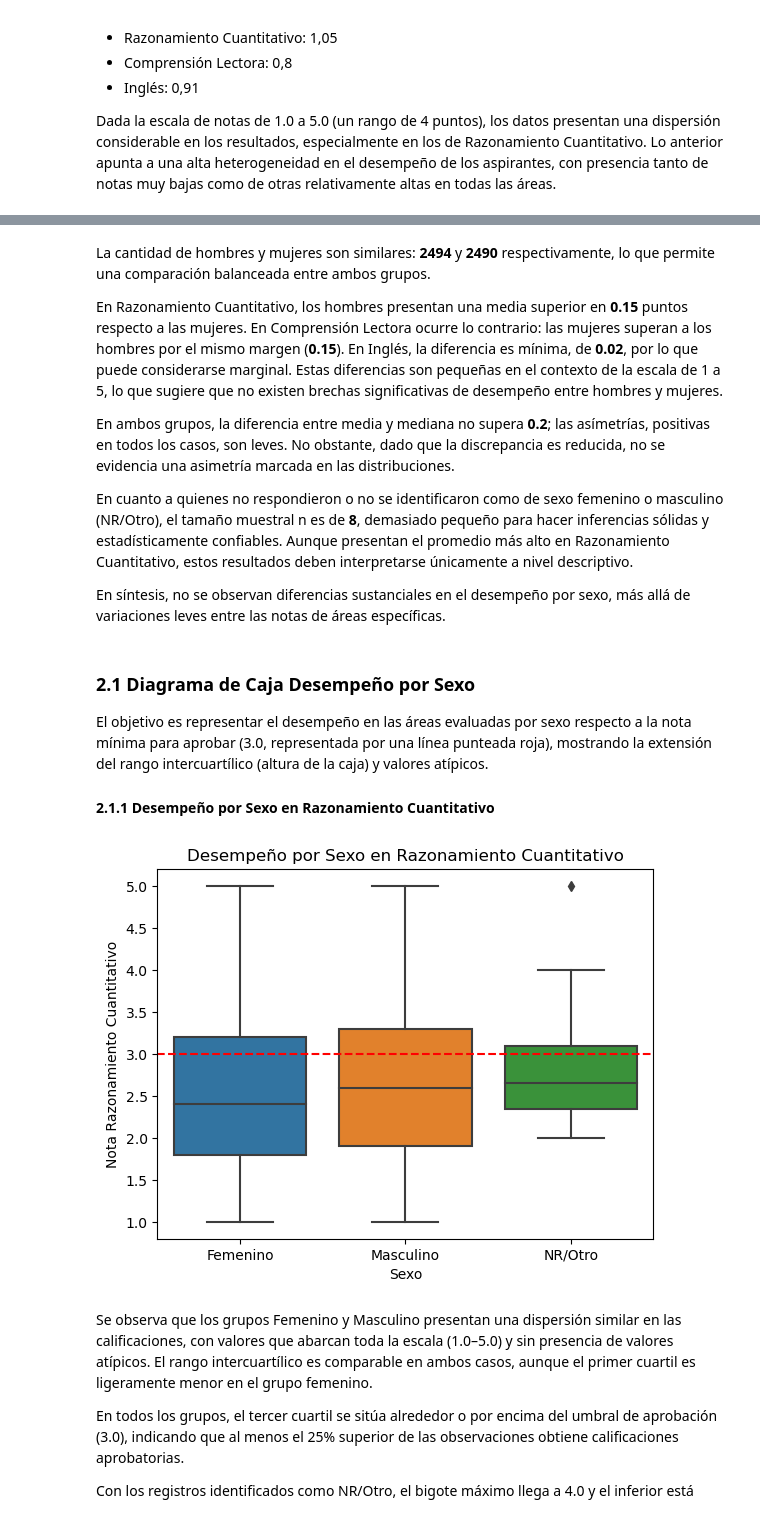
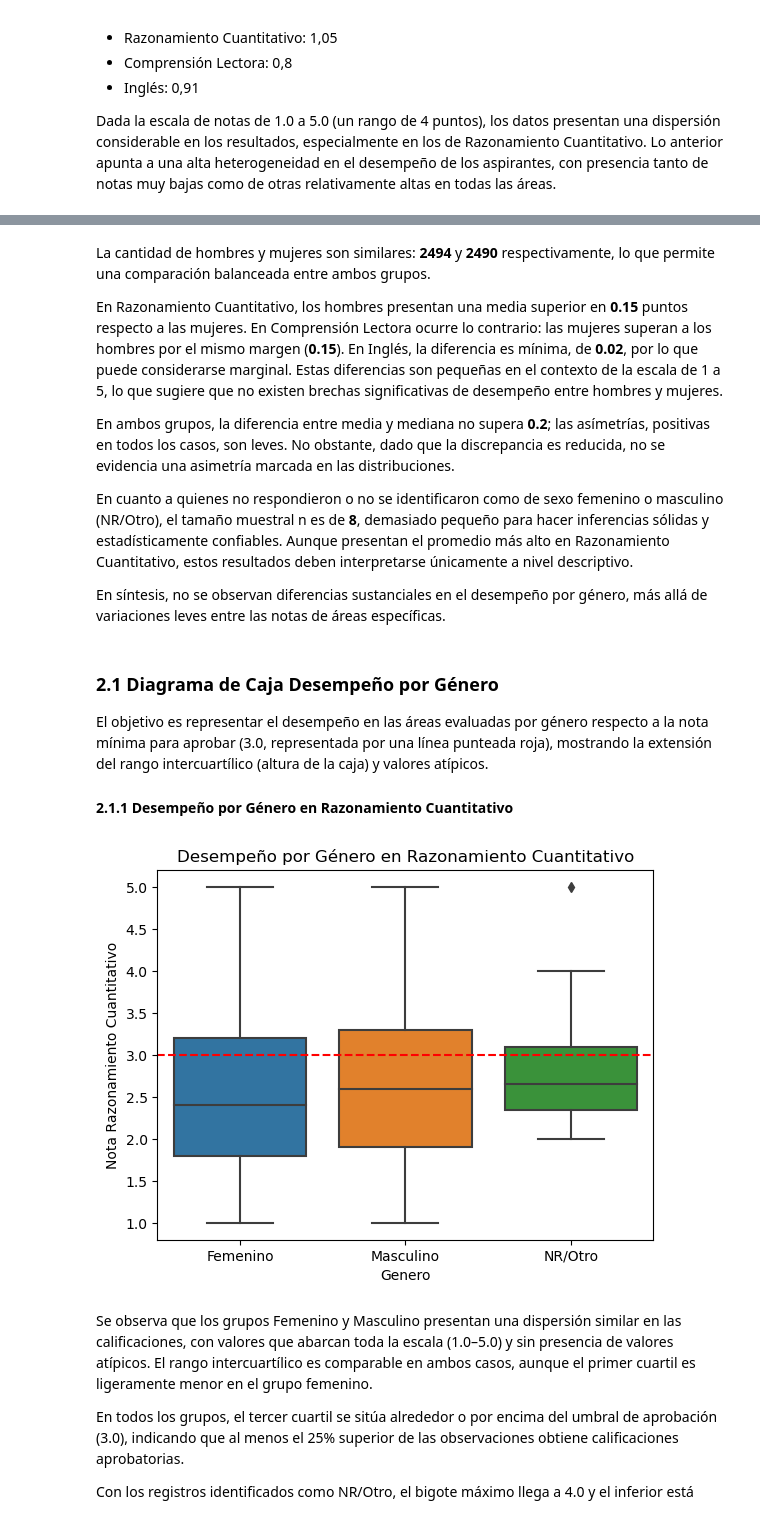
Before and after one commit to andres-ecb/pruebas-aspirantes, a Jupyter notebook: notebooks/02_analisis_exploratorio.ipynb, the cells around one changed output, grey strips where cells are left out. Drawn from its saved outputs; the diff is of its cells as text; code cells hidden in the pictures.

```diff
--- a/notebooks/02_analisis_exploratorio.ipynb
+++ b/notebooks/02_analisis_exploratorio.ipynb
@@ -134,22 +134,22 @@ En ambos grupos, la diferencia entre media y mediana no supera **0.2**; las así
 
 En cuanto a quienes no respondieron o no se identificaron como de sexo femenino o masculino (NR/Otro), el tamaño muestral n es de **8**, demasiado pequeño para hacer inferencias sólidas y estadísticamente confiables. Aunque presentan el promedio más alto en Razonamiento Cuantitativo, estos resultados deben interpretarse únicamente a nivel descriptivo.
 
-En síntesis, no se observan diferencias sustanciales en el desempeño por sexo, más allá de variaciones leves entre las notas de áreas específicas.
+En síntesis, no se observan diferencias sustanciales en el desempeño por género, más allá de variaciones leves entre las notas de áreas específicas.
 # %% [markdown]
-### 2.1 Diagrama de Caja Desempeño por Sexo
+### 2.1 Diagrama de Caja Desempeño por Género
 
-El objetivo es representar el desempeño en las áreas evaluadas por sexo respecto a la nota mínima para aprobar (3.0, representada por una línea punteada roja), mostrando la extensión del rango intercuartílico (altura de la caja) y valores atípicos.
+El objetivo es representar el desempeño en las áreas evaluadas por género respecto a la nota mínima para aprobar (3.0, representada por una línea punteada roja), mostrando la extensión del rango intercuartílico (altura de la caja) y valores atípicos.
 
-#### 2.1.1 Desempeño por Sexo en Razonamiento Cuantitativo
+#### 2.1.1 Desempeño por Género en Razonamiento Cuantitativo
 # %%
 sns.boxplot(data=pruebas_aspirantes,
-            x='Sexo',
+            x='Genero',
             y='Nota Razonamiento Cuantitativo')
-plt.title('Desempeño por Sexo en Razonamiento Cuantitativo')
+plt.title('Desempeño por Género en Razonamiento Cuantitativo')
 plt.axhline(3.0, color='red', linestyle='--')
 plt.show()
 # %% [output]
-[figure, old version]
+[figure, new version]
 # %% [markdown]
 Se observa que los grupos Femenino y Masculino presentan una dispersión similar en las calificaciones, con valores que abarcan toda la escala (1.0–5.0) y sin presencia de valores atípicos. El rango intercuartílico es comparable en ambos casos, aunque el primer cuartil es ligeramente menor en el grupo femenino.
 
```
Also changed, not shown: parts of 12 cells of this notebook, 3 other files.
